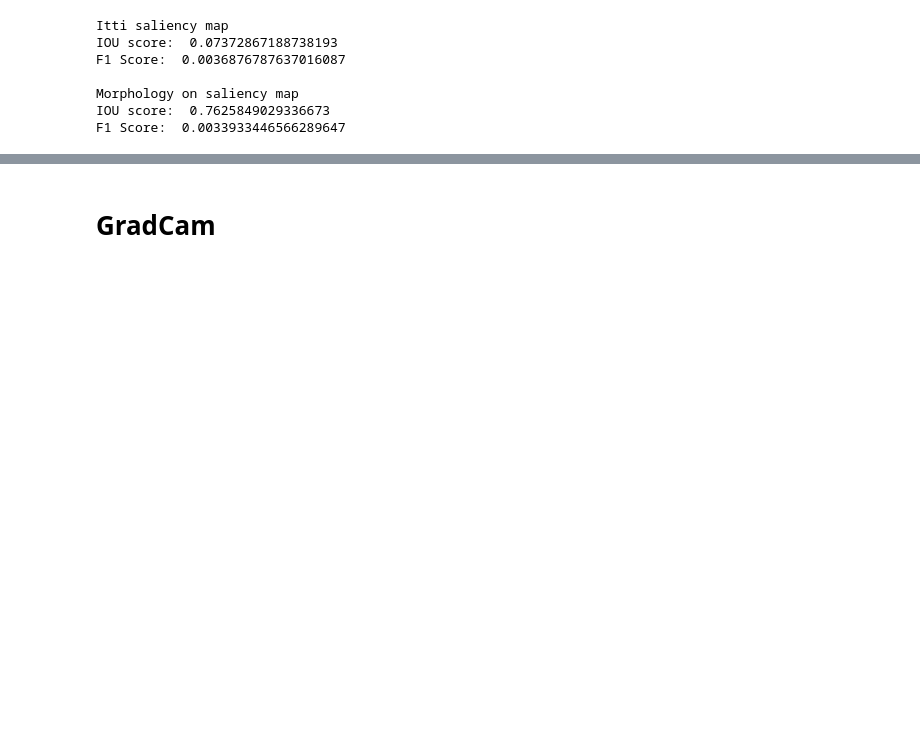
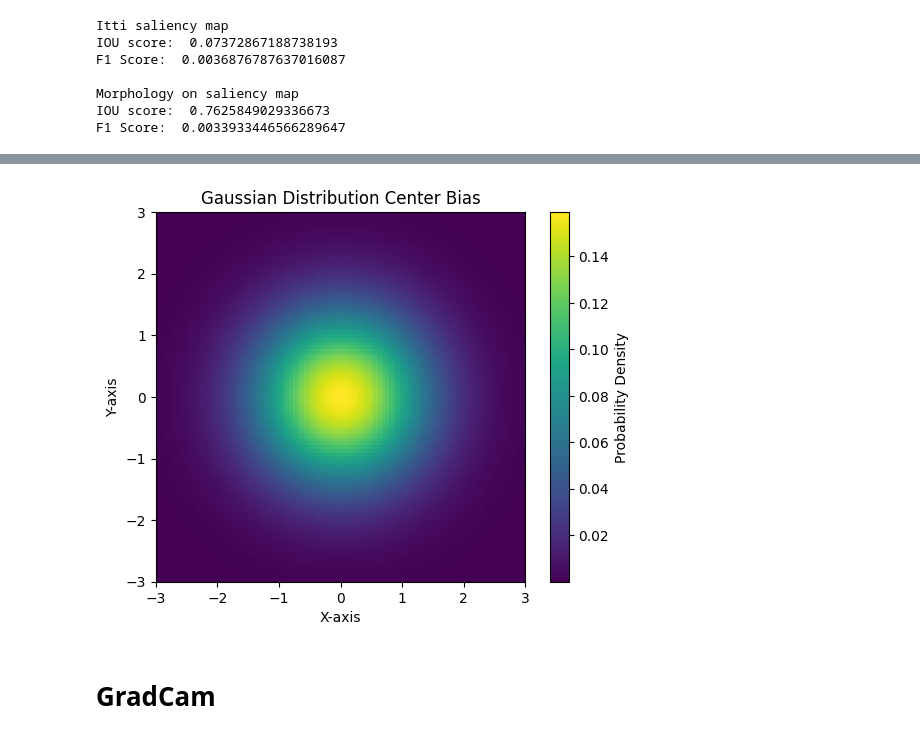
Before and after one commit to mbar0075/SaRLVision, a Jupyter notebook: Experiments/SaRa.ipynb, the cells around one changed output, grey strips where cells are left out. Cells and saved outputs as stored; diff of their text form; code cells hidden in the pictures; blank space fills up the shorter version.

```diff
--- a/Experiments/SaRa.ipynb
+++ b/Experiments/SaRa.ipynb
@@ -222,3 +257,25 @@ plt.show()
+# %%
+# Create a grid of points
+x = np.linspace(-3, 3, 100)
+y = np.linspace(-3, 3, 100)
+x, y = np.meshgrid(x, y)
+
+# Calculate the Gaussian distribution values at each point on the grid
+mean = [0, 0]  # Mean of the Gaussian distribution
+cov = [[1, 0], [0, 1]]  # Covariance matrix
+z = np.exp(-0.5 * (x**2 + y**2))
+z /= (2 * np.pi * np.sqrt(np.linalg.det(cov)))
+
+# Create a heatmap
+plt.imshow(z, extent=[-3, 3, -3, 3], cmap='viridis', origin='lower')
+plt.colorbar(label='Probability Density')
+plt.title('Gaussian Distribution Center Bias')
+plt.xlabel('X-axis')
+plt.ylabel('Y-axis')
+
+plt.show()
+# %% [output]
+[figure, added]
 # %% [markdown]
 # GradCam
 # %%
```
Also changed, not shown: parts of 8 cells of this notebook, 29 other files.
